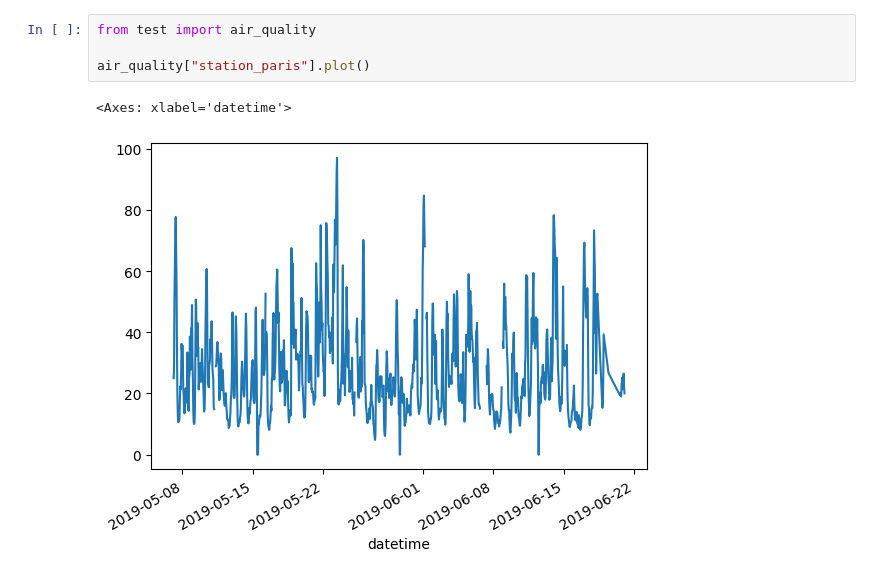
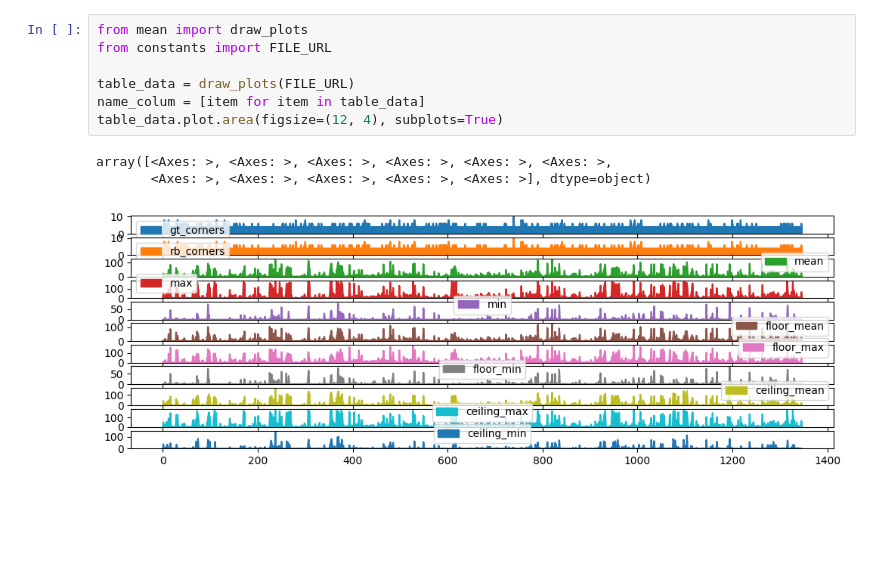
Before and after one commit to RusinVladislav/Test_Rooms_and_Corners, a Jupyter notebook: grafs.ipynb, the cells around one changed output. Saved outputs shown, nothing was run; the diff lists cells and outputs as text; blank space fills up the shorter version.

```diff
--- a/grafs.ipynb
+++ b/grafs.ipynb
@@ -1,7 +1,11 @@
-# %%
-from test import air_quality
-
-air_quality["station_paris"].plot()
-# %% [output]
-<Axes: xlabel='datetime'>
-[figure, removed]
+# %%
+from mean import draw_plots
+from constants import FILE_URL
+
+table_data = draw_plots(FILE_URL)
+name_colum = [item for item in table_data]
+table_data.plot.area(figsize=(12, 4), subplots=True)
+# %% [output]
+array([<Axes: >, <Axes: >, <Axes: >, <Axes: >, <Axes: >, <Axes: >,
+       <Axes: >, <Axes: >, <Axes: >, <Axes: >, <Axes: >], dtype=object)
+[figure, added]
```
Also changed, not shown: 3 other files.
